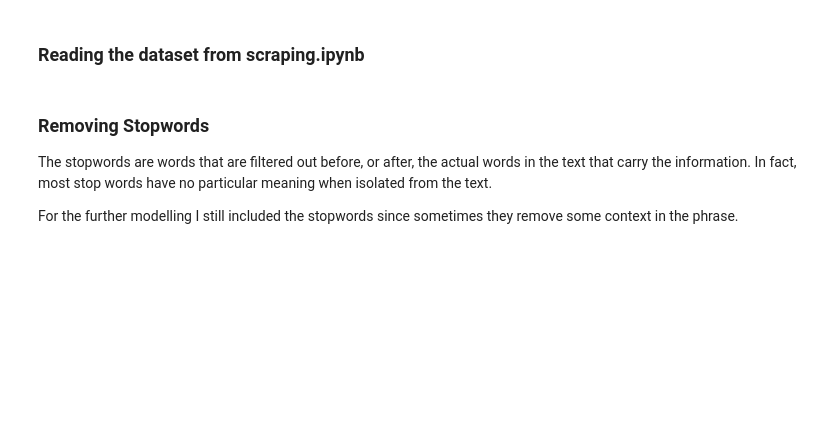
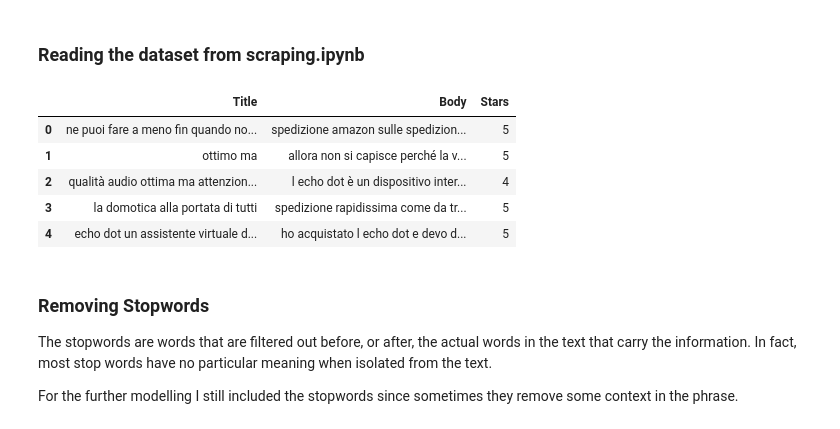
Before and after one commit to riccardo-borgo/Sentiment-Analysis-Amazon, a Jupyter notebook: sentiment_analysis.ipynb, the cells around one changed output. Saved outputs shown, nothing was run; the diff lists cells and outputs as text; code cells hidden in the pictures; blank space fills up the shorter version.

```diff
--- a/sentiment_analysis.ipynb
+++ b/sentiment_analysis.ipynb
@@ -18,3 +18,12 @@ df['Stars'] = df['Stars'].astype(int)
+# %%
+df.head()
+# %% [output]
+|  | Title | Body | Stars |
+| 0 | ne puoi fare a meno fin quando no... | spedizione amazon sulle spedizion... | 5 |
+| 1 | ottimo ma | allora non si capisce perché la v... | 5 |
+| 2 | qualità audio ottima ma attenzion... | l echo dot è un dispositivo inter... | 4 |
+| 3 | la domotica alla portata di tutti | spedizione rapidissima come da tr... | 5 |
+| 4 | echo dot un assistente virtuale d... | ho acquistato l echo dot e devo d... | 5 |
 # %% [markdown]
 ### Removing Stopwords
 
```
Also changed, not shown: parts of 27 cells of this notebook.
